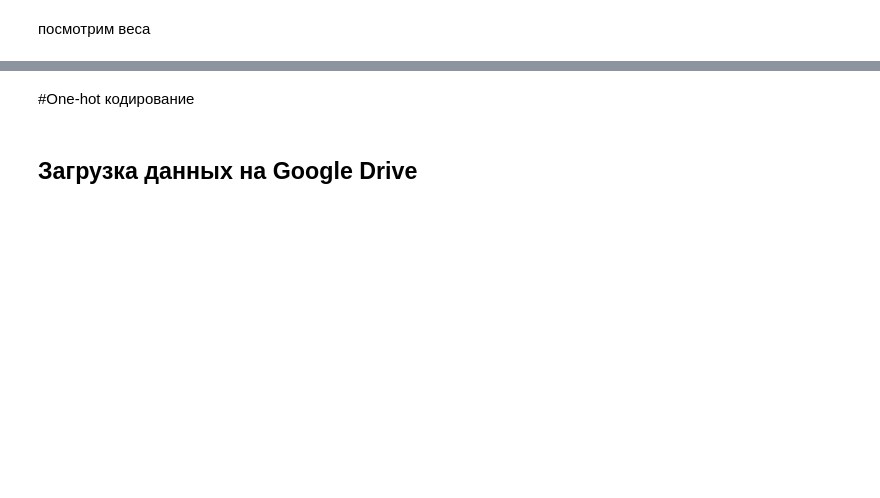
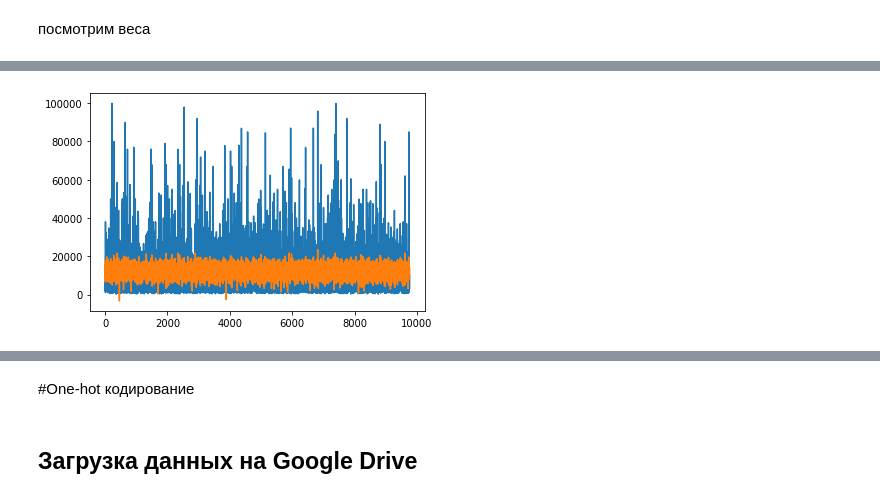
Before and after one commit to lizalanchu/Cars_Moldova_homework1-, a Jupyter notebook: Дз2_Car_Moldova.ipynb, the cells around one changed output, grey strips where cells are left out. Cells and saved outputs as stored; diff of their text form; code cells hidden in the pictures; blank space fills up the shorter version.

```diff
--- a/Дз2_Car_Moldova.ipynb
+++ b/Дз2_Car_Moldova.ipynb
@@ -612,3 +523,9 @@ vis_weigths(w, features_names)
+# %%
+yhat = predict(w, X_test)
+plt.plot(y_test, label='original')
+plt.plot(yhat, label='predicted');
+# %% [output]
+[figure, added]
 # %%
 np.sum(np.abs(w))
 # %% [output]
```
Also changed, not shown: parts of 56 cells of this notebook.
